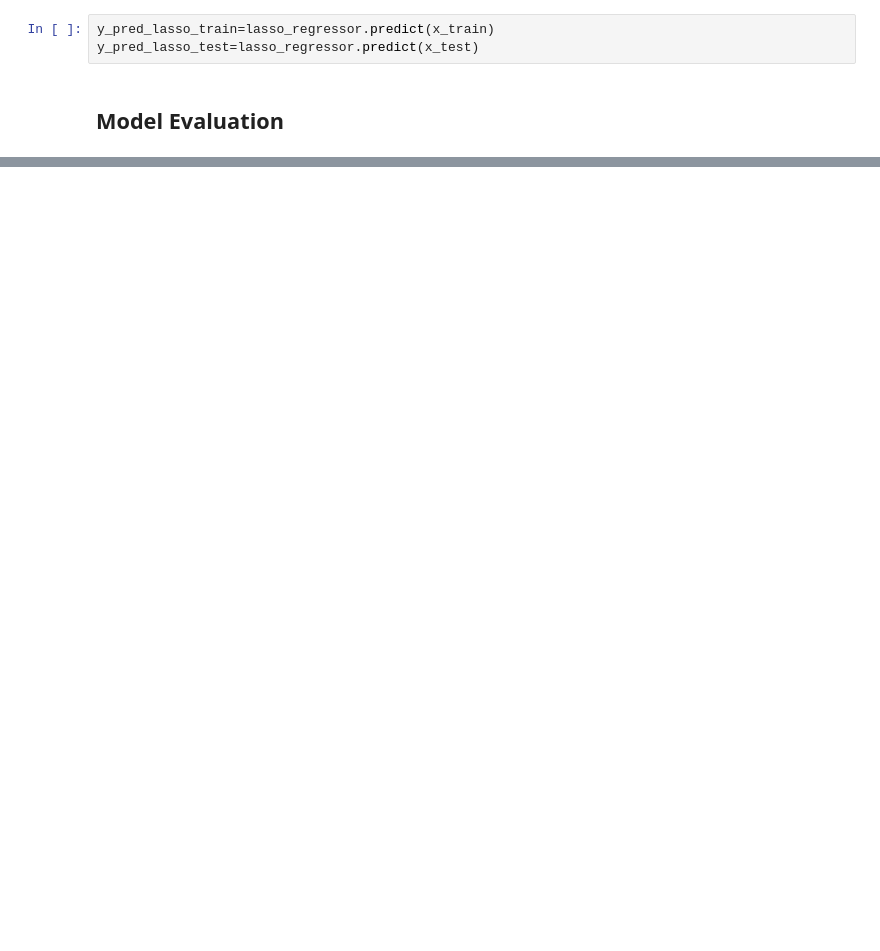
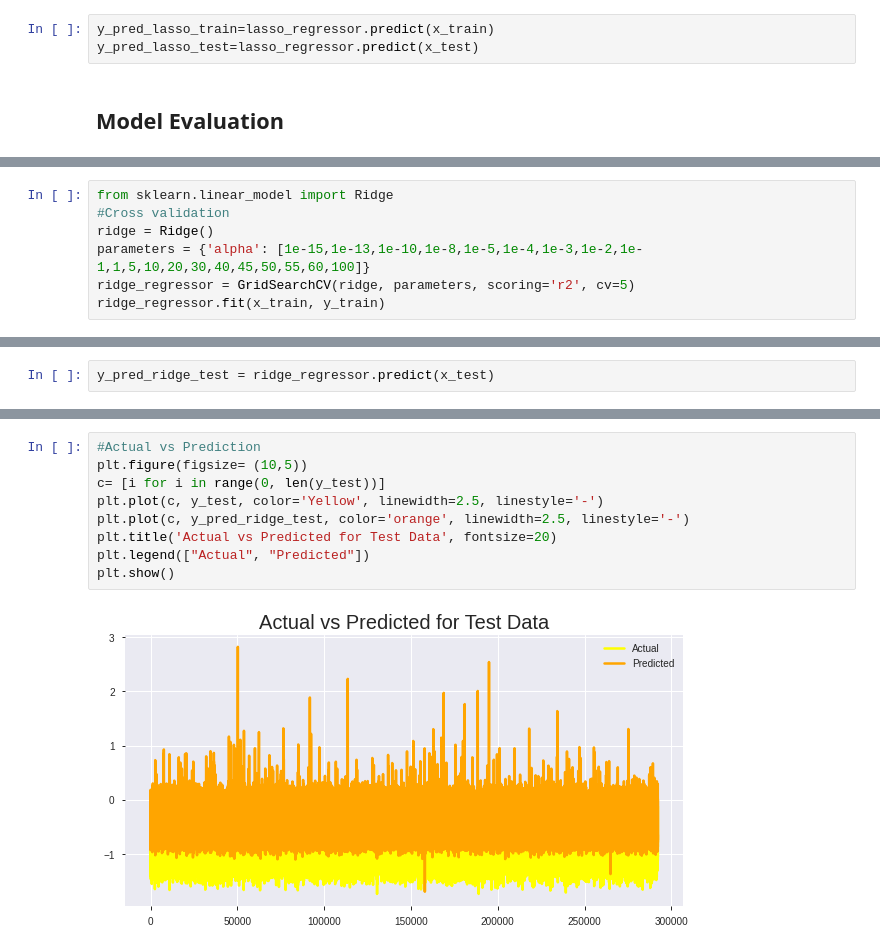
Before and after one commit to AbhijeetS1112/NYC-Taxi-Trip-Time-Prediction----ALMA, a Jupyter notebook: NYC_Taxi_Trip_Time_Prediction.ipynb, the cells around one changed output, grey strips where cells are left out. Saved outputs shown, nothing was run; the diff lists cells and outputs as text; blank space fills up the shorter version.

```diff
--- a/NYC_Taxi_Trip_Time_Prediction.ipynb
+++ b/NYC_Taxi_Trip_Time_Prediction.ipynb
@@ -1230,0 +1150,7 @@ plt.show()
+# %%
+from sklearn.linear_model import Ridge
+#Cross validation
+ridge = Ridge()
+parameters = {'alpha': [1e-15,1e-13,1e-10,1e-8,1e-5,1e-4,1e-3,1e-2,1e-1,1,5,10,20,30,40,45,50,55,60,100]}
+ridge_regressor = GridSearchCV(ridge, parameters, scoring='r2', cv=5)
+ridge_regressor.fit(x_train, y_train)
@@ -1230,0 +1179,2 @@ plt.show()
+# %%
+y_pred_ridge_test = ridge_regressor.predict(x_test)
@@ -1230,0 +1217,11 @@ plt.show()
+# %%
+#Actual vs Prediction
+plt.figure(figsize= (10,5))
+c= [i for i in range(0, len(y_test))]
+plt.plot(c, y_test, color='Yellow', linewidth=2.5, linestyle='-')
+plt.plot(c, y_pred_ridge_test, color='orange', linewidth=2.5, linestyle='-')
+plt.title('Actual vs Predicted for Test Data', fontsize=20)
+plt.legend(["Actual", "Predicted"])
+plt.show()
+# %% [output]
+[figure, added]
```
Also changed, not shown: parts of 91 cells of this notebook.
